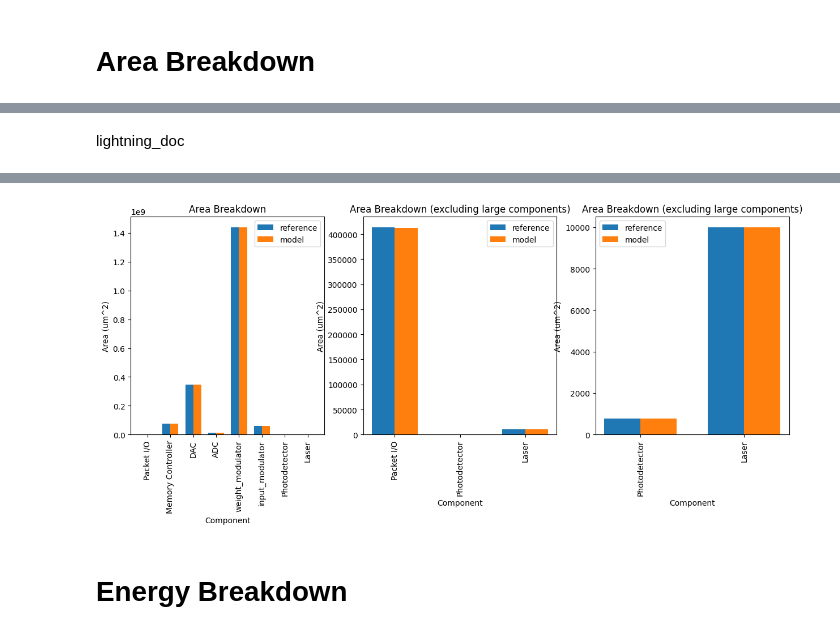
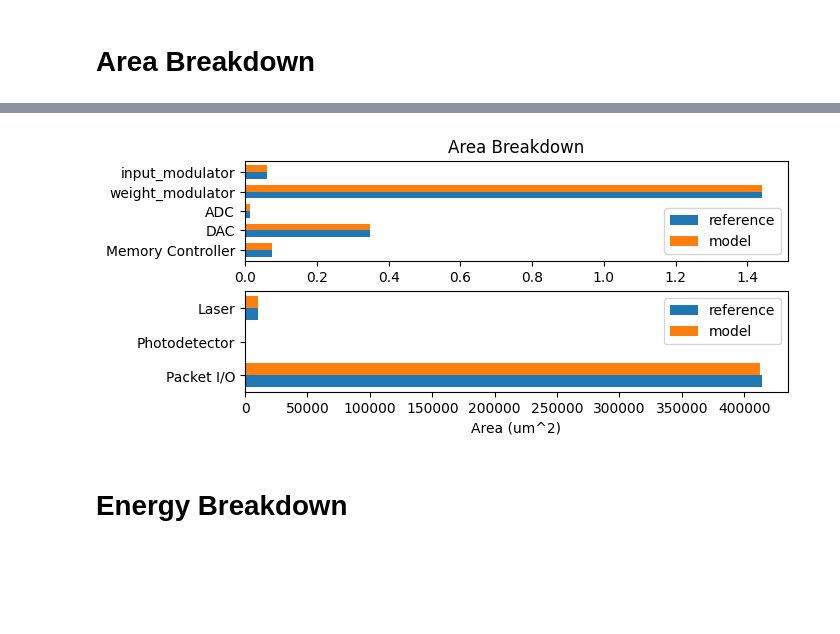
Before and after one commit to czarkos/ka-chow, a Jupyter notebook: workspace/models/arch/1_macro/lightning_sigc_2023/lightning_guide.ipynb, the cells around one changed output, grey strips where cells are left out. Saved outputs shown, nothing was run; the diff lists cells and outputs as text; code cells hidden in the pictures; blank space fills up the shorter version.

```diff
--- a/workspace/models/arch/1_macro/lightning_sigc_2023/lightning_guide.ipynb
+++ b/workspace/models/arch/1_macro/lightning_sigc_2023/lightning_guide.ipynb
@@ -51,37 +59,30 @@ display_markdown("# Area Breakdown")
 # %%
-result = run_test("lightning_sigc_2023", "test_area_breakdown")
-fig, ax = plt.subplots(1, 3, figsize=(15, 5))
+fig, ax = plt.subplots(2, 1, figsize=(7, 3))
+fig.subplots_adjust(hspace=0.3)
+
+big_results = copy.deepcopy(result)
+for small_component in ["Laser", "Photodetector", "Packet I/O"]:
+    del big_results[0].area[small_component]
+
 bar_side_by_side(
-    result[0].get_compare_ref_area(),
-    xlabel="Component",
-    ylabel="Area (um^2)",
+    big_results[0].get_compare_ref_area(),
+    xlabel="",
+    ylabel="",
     title=f"Area Breakdown",
     ax=ax[0],
+    flip_axes=True
 )
 
+small_results = copy.deepcopy(result)
 for big_component in ["weight_modulator", "input_modulator", "DAC", "ADC", "Memory Controller"]:
-    del result[0].area[big_component]
+    del small_results[0].area[big_component]
 
-bar_side_by_side
 bar_side_by_side(
-    result[0].get_compare_ref_area(),
-    xlabel="Component",
+    small_results[0].get_compare_ref_area(),
+    xlabel="",
     ylabel="Area (um^2)",
-    title=f"Area Breakdown (excluding large components)",
+    title=f"",
     ax=ax[1],
+    flip_axes=True
 )
-
-for big_component in ["Packet I/O"]:
-    del result[0].area[big_component]
-
-bar_side_by_side
-bar_side_by_side(
-    result[0].get_compare_ref_area(),
-    xlabel="Component",
-    ylabel="Area (um^2)",
-    title=f"Area Breakdown (excluding large components)",
-    ax=ax[2],
-)
 # %% [output]
-
-   lightning_doc
@@ -90,4 +89,4 @@ WARNING:ArrayProcessor:To fill up virtualized_modulator, multiplied C by (24): (
-[figure, old version]
+[figure, new version]
 # %%
 display_markdown("# Energy Breakdown")
 # %% [output]
```
Also changed, not shown: parts of 11 cells of this notebook, 3 other files.
